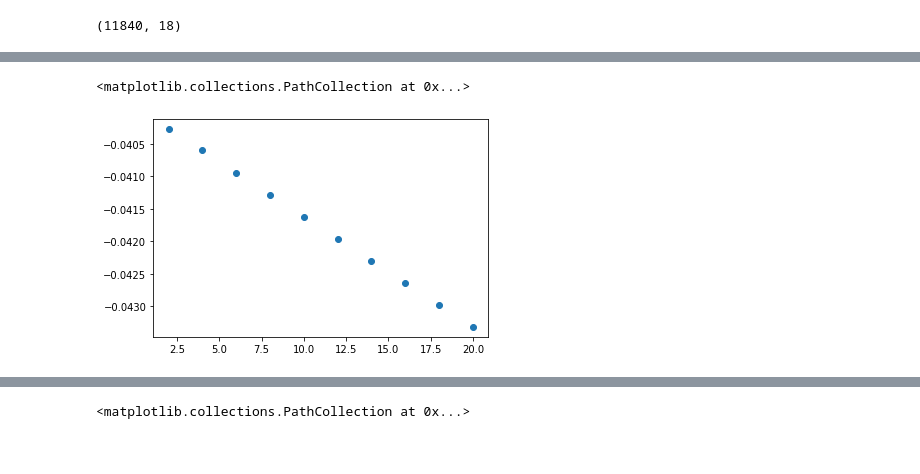
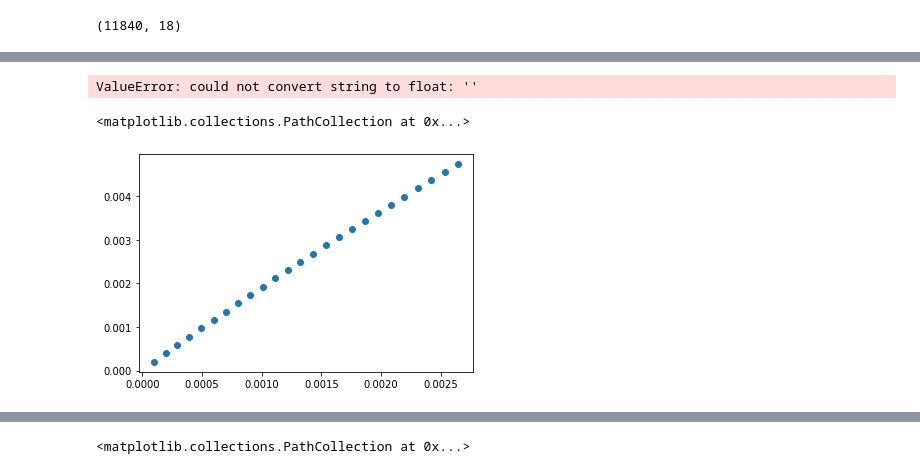
Before and after one commit to mannusschomaker/HeterogeneousGridBots, a Jupyter notebook: cpp/libsoda-cxx/debug.ipynb, the cells around one changed output, grey strips where cells are left out. Saved outputs shown, nothing was run; the diff lists cells and outputs as text; code cells hidden in the pictures.

```diff
--- a/cpp/libsoda-cxx/debug.ipynb
+++ b/cpp/libsoda-cxx/debug.ipynb
@@ -55,8 +43,15 @@ plt.scatter(xi,yi)
-# %%
-plt.scatter(arr[:,0],arr[:,-2*nd+1])  # real movement
-# %% [output]
-<matplotlib.collections.PathCollection at 0x...>
-[figure, removed]
+# %%
+a = []
+for l in open("test.txt","r").readlines()[1::2]:
+    a.append([float(x) for x in l.split(",")[:]])
+arr1 = np.array(a); print(arr1.shape)
+# %% [output]
+ValueError: could not convert string to float: ''
+# %%
+plt.scatter(arr1[:,0],arr1[:,1])
+# %% [output]
+<matplotlib.collections.PathCollection at 0x...>
+[figure, added]
 # %%
 indexer = arr[:,-2*nd+1] > 0.0241
 plt.scatter(arr[:,0][indexer],arr[:,2*nd+1][indexer])  # only upper part close to max
```
Also changed, not shown: parts of 19 cells of this notebook, 5 other files.
